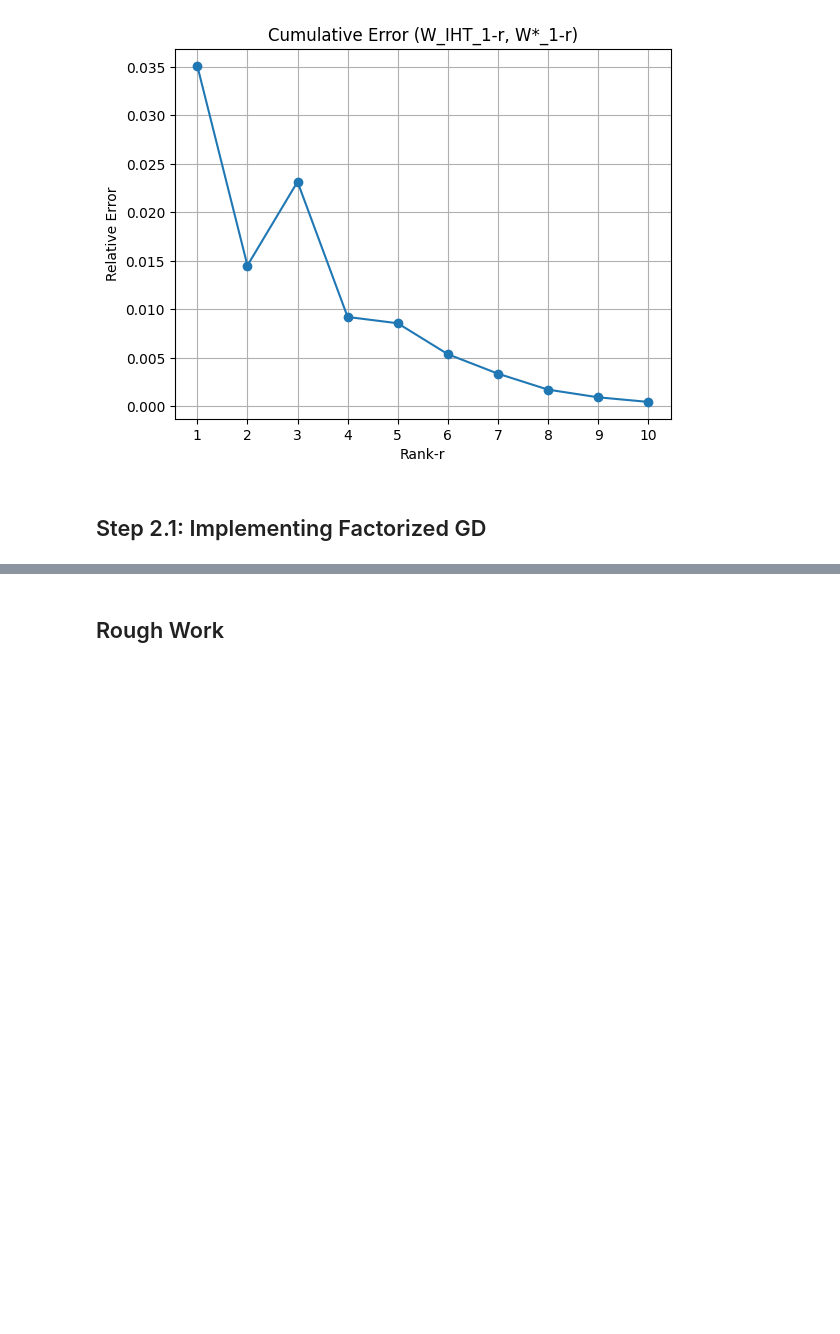
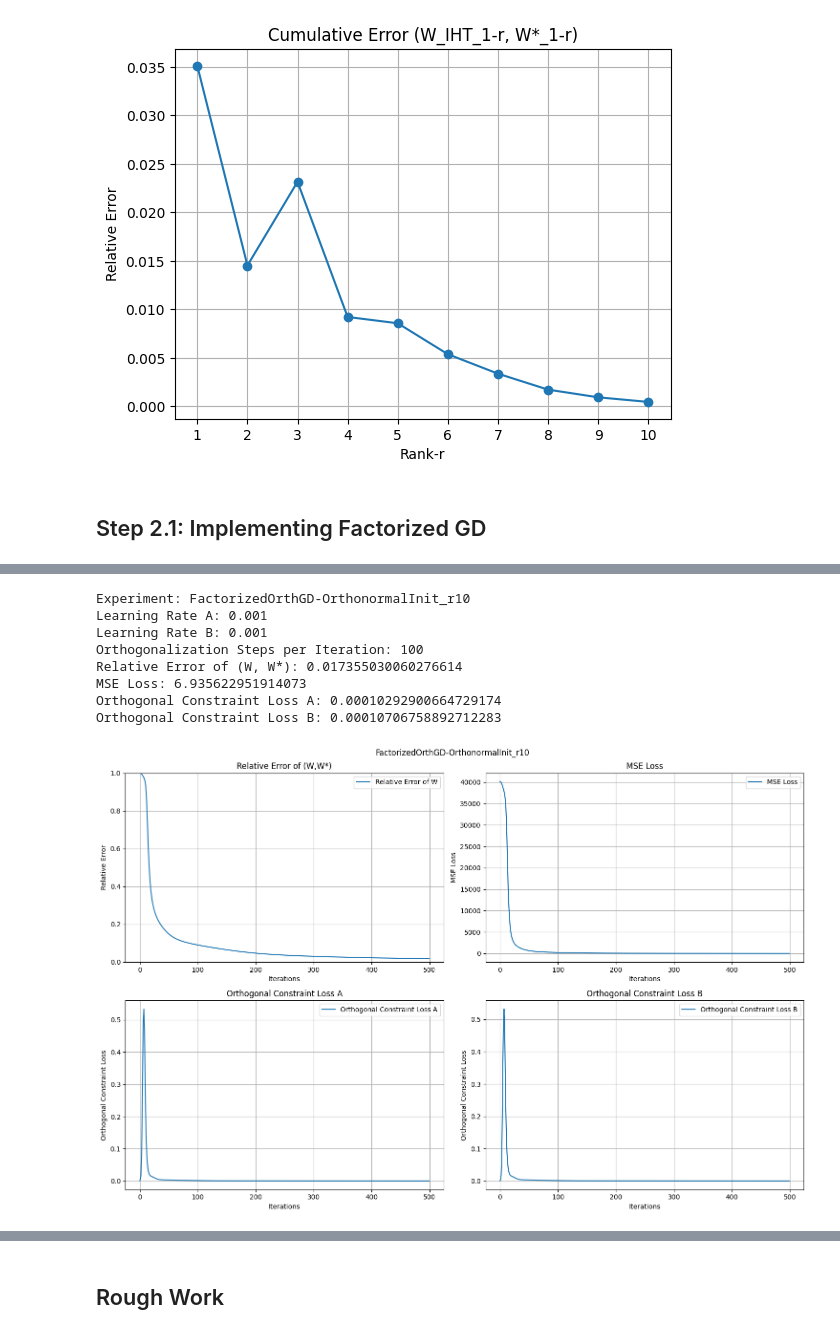
Before and after one commit to nikhil-chigali/Sequential-Low-Rank-Regression, a Jupyter notebook: sequential_low_rank_regression.ipynb, the cells around one changed output, grey strips where cells are left out. Drawn from its saved outputs; the diff is of its cells as text; code cells hidden in the pictures; blank space fills up the shorter version.

```diff
--- a/sequential_low_rank_regression.ipynb
+++ b/sequential_low_rank_regression.ipynb
@@ -899,0 +676,22 @@ Orthogonal Constraint Loss (A, B):  0.005398375463838491 0.005410598204184243
+# %%
+exp_name = "FactorizedOrthGD-OrthonormalInit_r10"
+
+A_new, B_new, errors = FactorizedGD_Orth(
+    X, Y, A_0["orthonormal"], B_0["orthonormal"], W_star, args
+)
+
+# Logging the final loss and relative errors
+log_to_csv(filename, exp_name, errors, args)
+
+# Plotting the errors
+plot_all_errors(exp_name, errors)
+# %% [output]
+Experiment: FactorizedOrthGD-OrthonormalInit_r10
+Learning Rate A: 0.001
+Learning Rate B: 0.001
+Orthogonalization Steps per Iteration: 100
+Relative Error of (W, W*): 0.017355030060276614
+MSE Loss: 6.935622951914073
+Orthogonal Constraint Loss A: 0.00010292900664729174
+Orthogonal Constraint Loss B: 0.00010706758892712283
+[figure, added]
```
Also changed, not shown: parts of 35 cells of this notebook, 4 other files.
